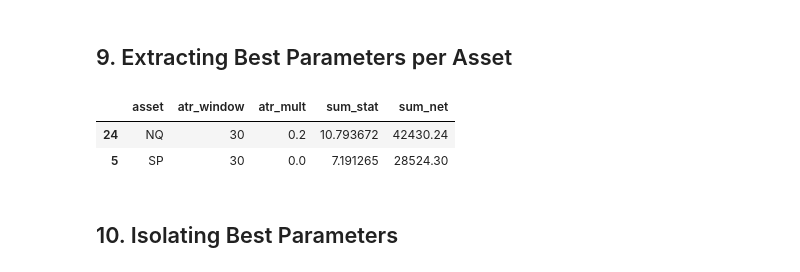
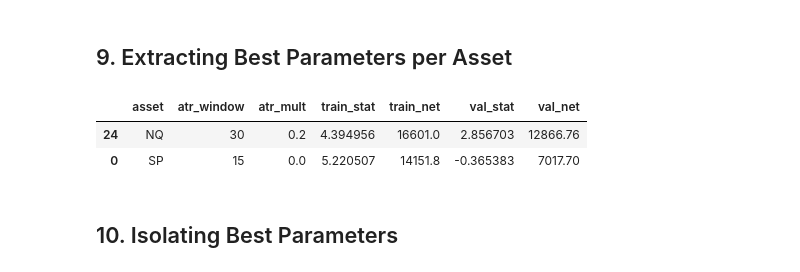
Before and after one commit to wynalazior/HFD-Final-Project, a Jupyter notebook: Testing/Strategy1.ipynb, the cells around one changed output. Drawn from its saved outputs; the diff is of its cells as text; code cells hidden in the pictures.

```diff
--- a/Testing/Strategy1.ipynb
+++ b/Testing/Strategy1.ipynb
@@ -547,11 +603,12 @@ tune_orb.head(20)
 # %% [markdown]
 ## 9. Extracting Best Parameters per Asset
 # %%
-best_per_asset = tune_orb.sort_values("sum_stat", ascending=False).groupby("asset").head(1)
+# Select best parameters based on VALIDATION performance (not training!)
+best_per_asset = tune_orb.sort_values("val_stat", ascending=False).groupby("asset").head(1)
 best_per_asset
 # %% [output]
-|  | asset | atr_window | atr_mult | sum_stat | sum_net |
-| 24 | NQ | 30 | 0.2 | 10.793672 | 42430.24 |
-| 5 | SP | 30 | 0.0 | 7.191265 | 28524.30 |
+|  | asset | atr_window | atr_mult | train_stat | train_net | val_stat | val_net |
+| 24 | NQ | 30 | 0.2 | 4.394956 | 16601.0 | 2.856703 | 12866.76 |
+| 0 | SP | 15 | 0.0 | 5.220507 | 14151.8 | -0.365383 | 7017.70 |
 # %% [markdown]
 ## 10. Isolating Best Parameters
```
Also changed, not shown: parts of 11 cells of this notebook, 6 other files.
